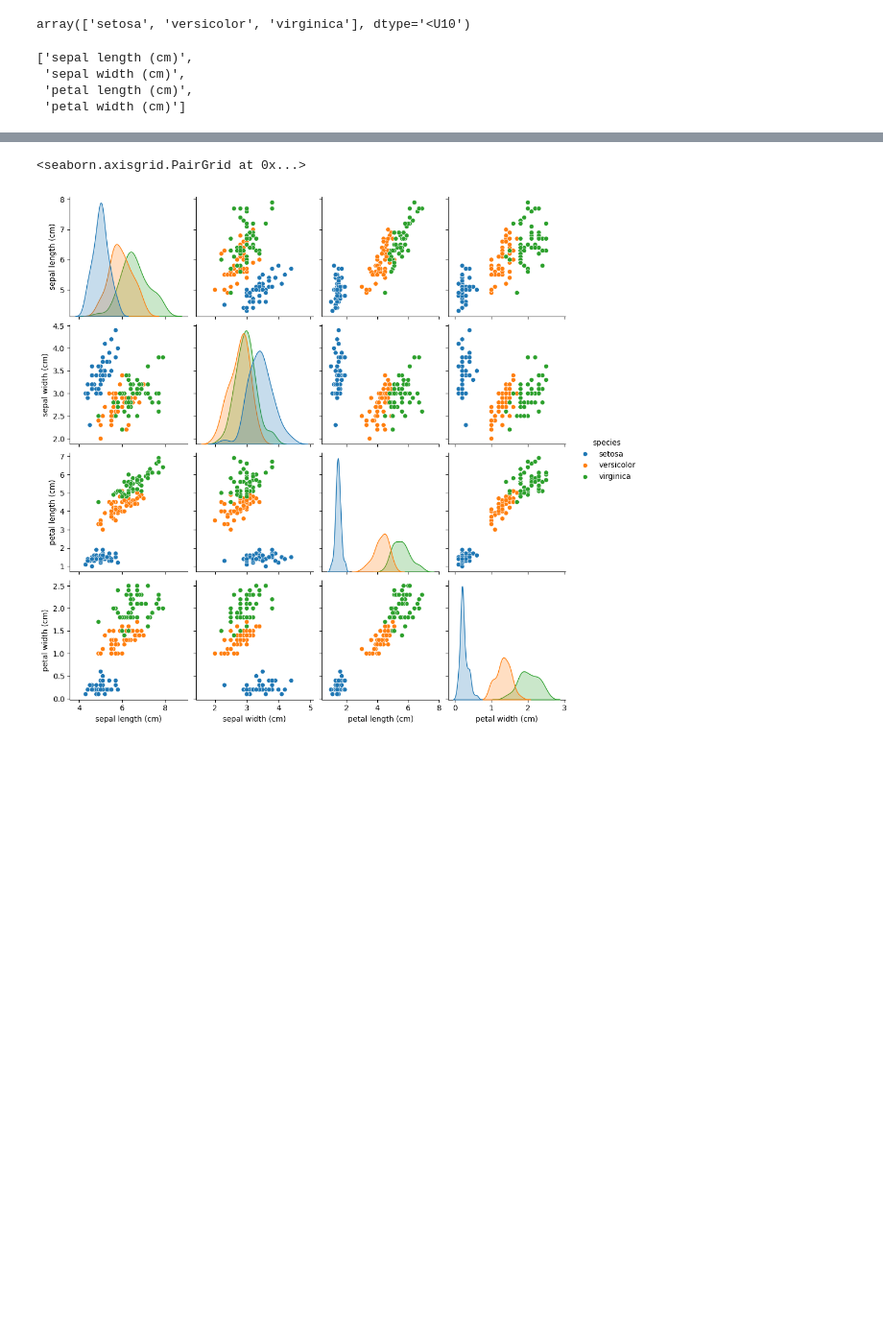
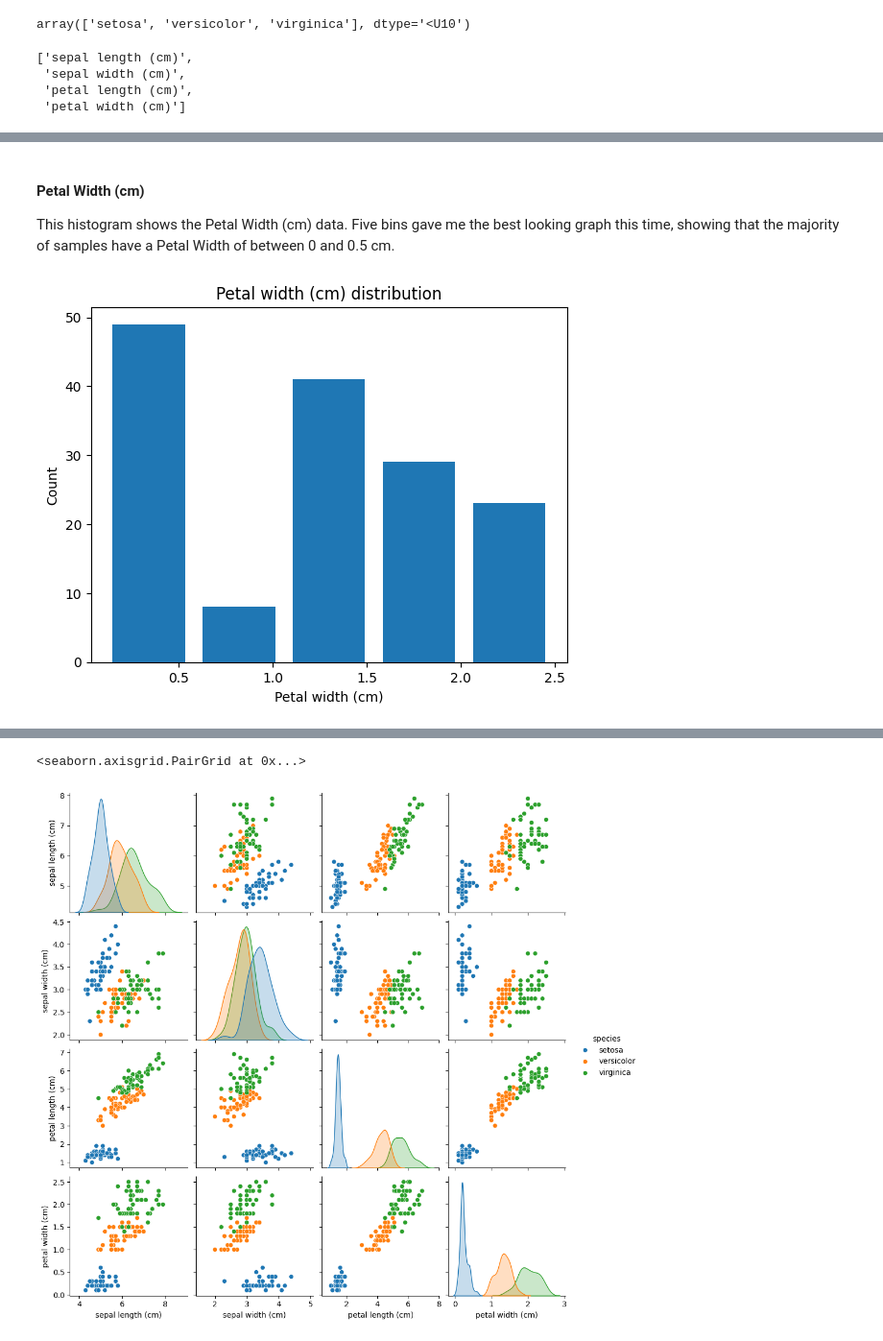
Before and after one commit to Fergus-dev/principles_of_data_analytics, a Jupyter notebook: tasks.ipynb, the cells around one changed output, grey strips where cells are left out. Shown at 96% size. Cells and saved outputs as stored; diff of their text form; code cells hidden in the pictures; blank space fills up the shorter version.

```diff
--- a/tasks.ipynb
+++ b/tasks.ipynb
@@ -563,0 +327,12 @@ The distribution of each variable refers to.....
+# %% [markdown]
+#### Petal Width (cm)
+
+This histogram shows the Petal Width (cm) data. Five bins gave me the best looking graph this time, showing that the majority of samples have a Petal Width of between 0 and 0.5 cm.
+# %%
+plt.hist(iris_array[:, 4], bins=5, rwidth=0.8)
+plt.xlabel('Petal width (cm)')
+plt.ylabel('Count')
+plt.title('Petal width (cm) distribution')
+plt.show()
+# %% [output]
+[figure, added]
```
Also changed, not shown: parts of 69 cells of this notebook.
